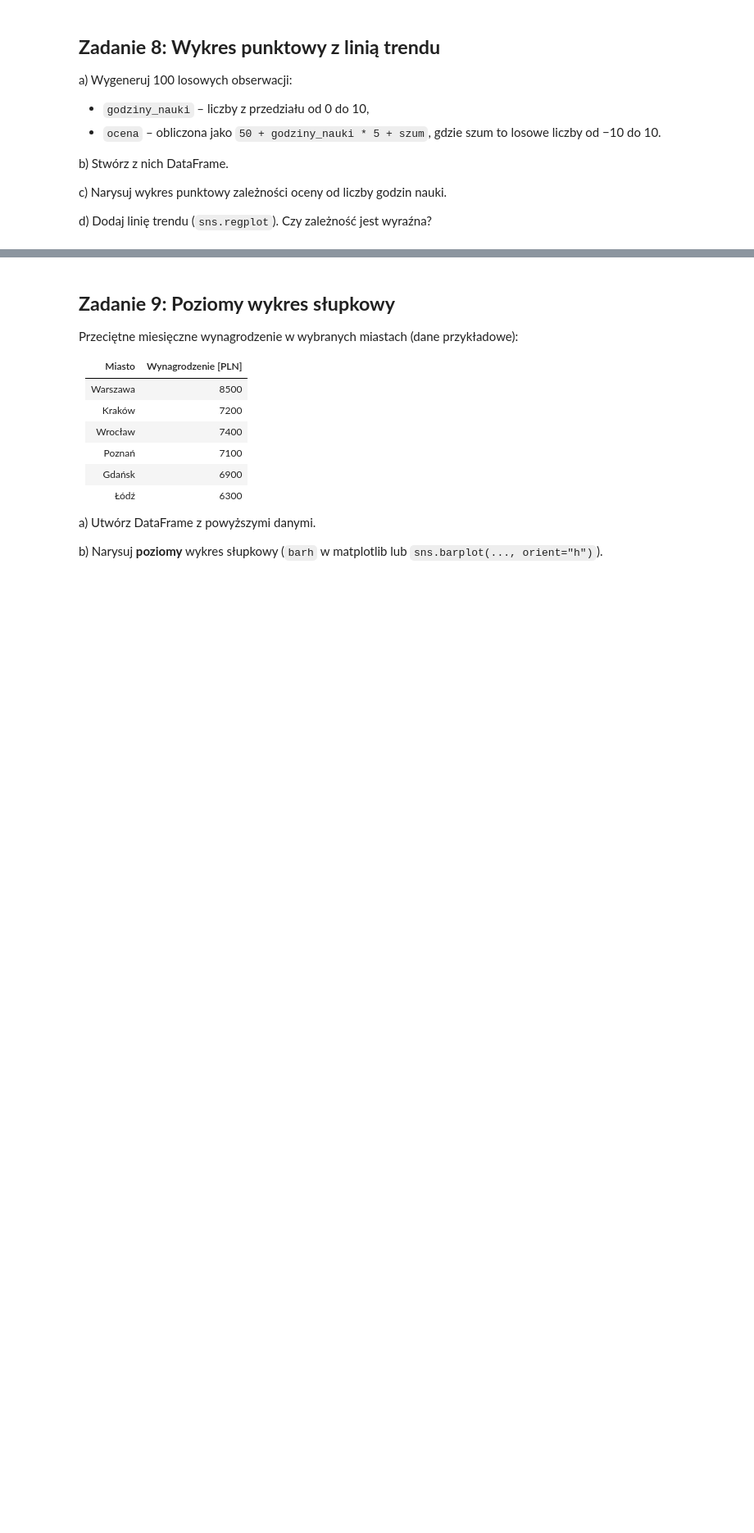
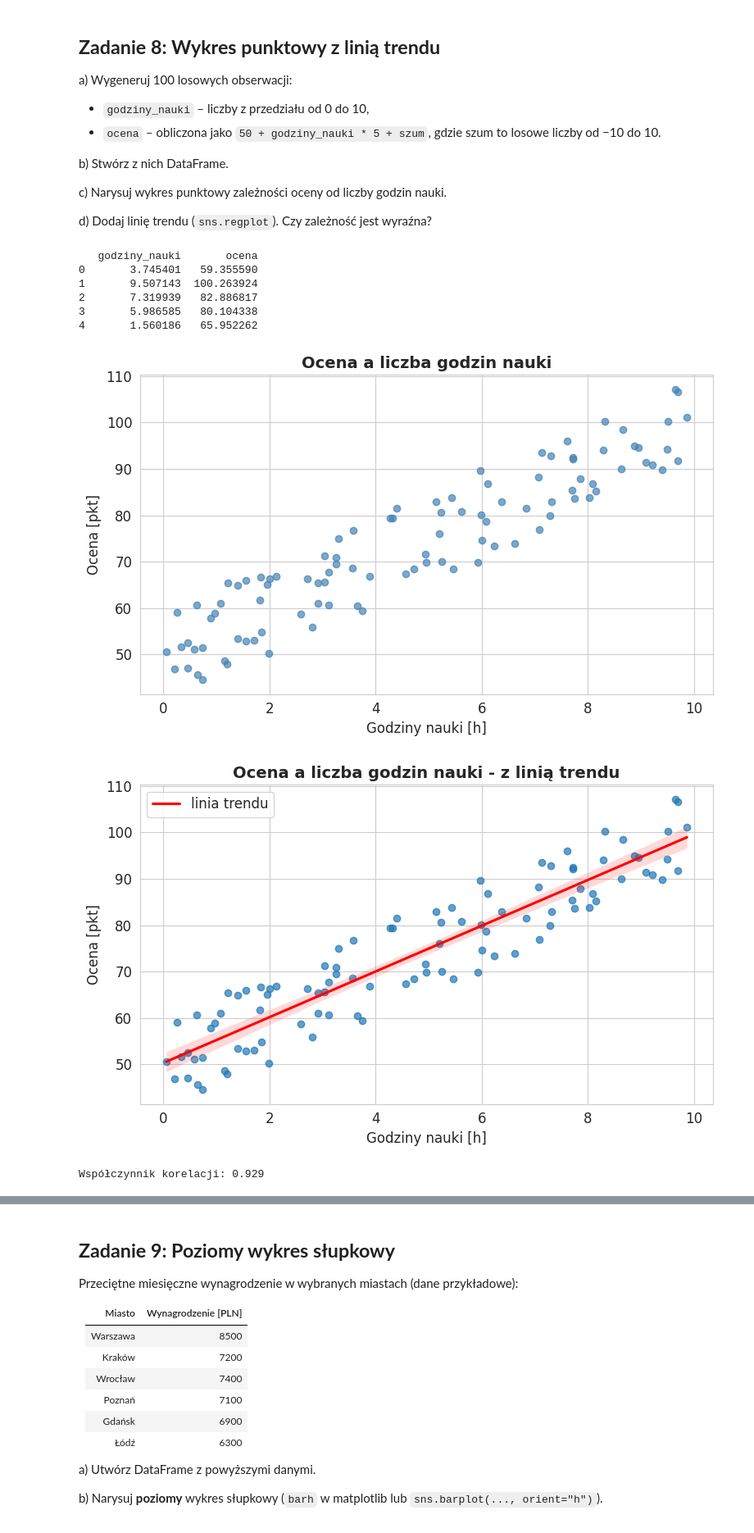
Before and after one commit to kuba11g/Eksploracja_Danych, a Jupyter notebook: Lab2_pandas_wizualizacja (1).ipynb, the cells around one changed output, grey strips where cells are left out. Shown at 82% size. Drawn from its saved outputs; the diff is of its cells as text; code cells hidden in the pictures; blank space fills up the shorter version.

```diff
--- a/Lab2_pandas_wizualizacja (1).ipynb
+++ b/Lab2_pandas_wizualizacja (1).ipynb
@@ -681,8 +965,42 @@ d) Dodaj linię trendu (`sns.regplot`). Czy zależność jest wyraźna?
 # %%
 np.random.seed(42)   # dzięki temu wszyscy dostaną te same liczby
 
-# TODO: godziny_nauki = np.random.uniform(...)
-# TODO: szum = ...
-# TODO: ocena = ...
+godziny_nauki = np.random.uniform(0, 10, 100)
+szum = np.random.uniform(-10, 10, 100)
+ocena = 50 + godziny_nauki * 5 + szum
 # %%
-# Twoje rozwiązanie
+# b)
+nauka = pd.DataFrame({"godziny_nauki": godziny_nauki, "ocena": ocena})
+print(nauka.head())
+
+# c)
+fig, ax = plt.subplots(figsize=(8, 5))
+ax.scatter(nauka["godziny_nauki"], nauka["ocena"], alpha=0.7, color="steelblue")
+ax.set_title("Ocena a liczba godzin nauki", fontsize=14, fontweight="bold")
+ax.set_xlabel("Godziny nauki [h]")
+ax.set_ylabel("Ocena [pkt]")
+plt.tight_layout()
+plt.show()
+
+# d)
+plt.figure(figsize=(8, 5))
+sns.regplot(data=nauka, x="godziny_nauki", y="ocena",
+            scatter_kws={"alpha": 0.7}, line_kws={"color": "red", "label": "linia trendu"})
+plt.title("Ocena a liczba godzin nauki - z linią trendu", fontsize=14, fontweight="bold")
+plt.xlabel("Godziny nauki [h]")
+plt.ylabel("Ocena [pkt]")
+plt.legend()
+plt.tight_layout()
+plt.show()
+
+print("Współczynnik korelacji:", round(np.corrcoef(nauka["godziny_nauki"], nauka["ocena"])[0, 1], 3))
+# %% [output]
+   godziny_nauki       ocena
+0       3.745401   59.355590
+1       9.507143  100.263924
+2       7.319939   82.886817
+3       5.986585   80.104338
+4       1.560186   65.952262
+[figure, added]
+[figure, added]
+Współczynnik korelacji: 0.929
```
Also changed, not shown: parts of 14 cells of this notebook.
